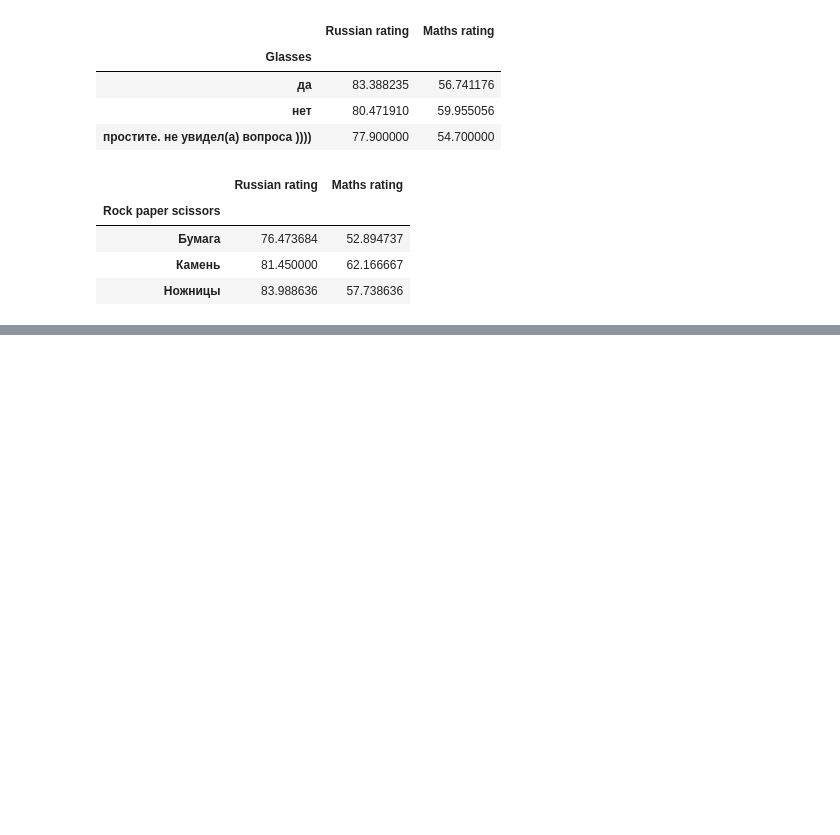
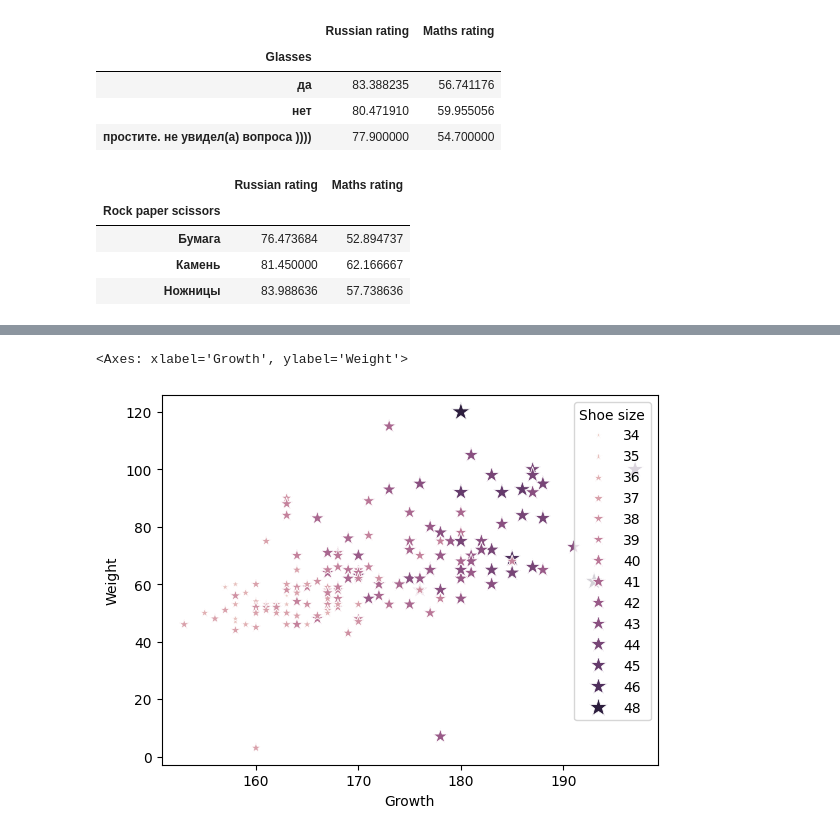
Before and after one commit to pro8mari/code-practice, a Jupyter notebook: Stepik_Artyom_Shevlyakov.ipynb, the cells around one changed output, grey strips where cells are left out. Drawn from its saved outputs; the diff is of its cells as text; code cells hidden in the pictures; blank space fills up the shorter version.

```diff
--- a/Stepik_Artyom_Shevlyakov.ipynb
+++ b/Stepik_Artyom_Shevlyakov.ipynb
@@ -424,0 +462,6 @@ df.groupby('Rock paper scissors')[['Russian rating','Maths rating']].mean()
+# %%
+#Однако на месте значения для параметра hue может быть количественный признак.
+sns.scatterplot(data=df, x="Growth", y="Weight", hue="Shoe size", size="Shoe size", sizes=(20, 200), legend="full", marker="*")
+# %% [output]
+<Axes: xlabel='Growth', ylabel='Weight'>
+[figure, added]
```
Also changed, not shown: parts of 16 cells of this notebook.
